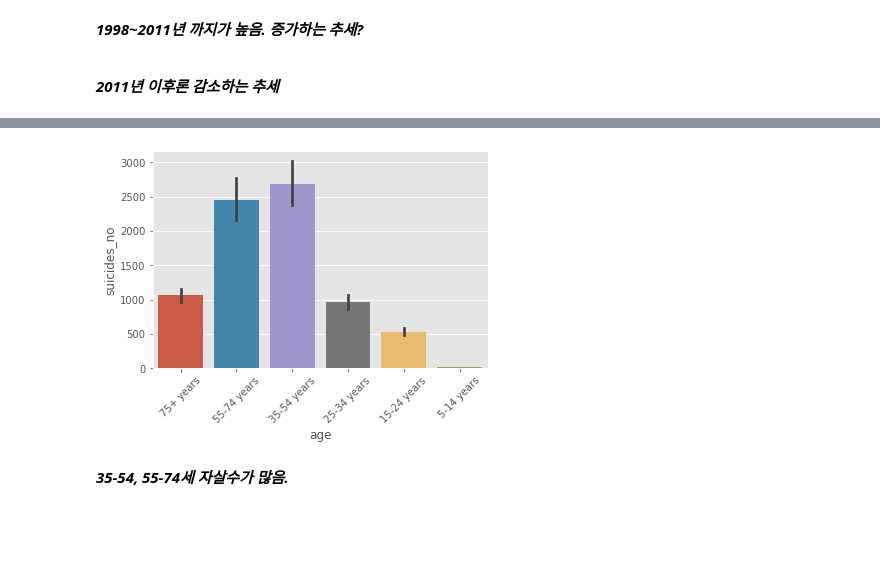
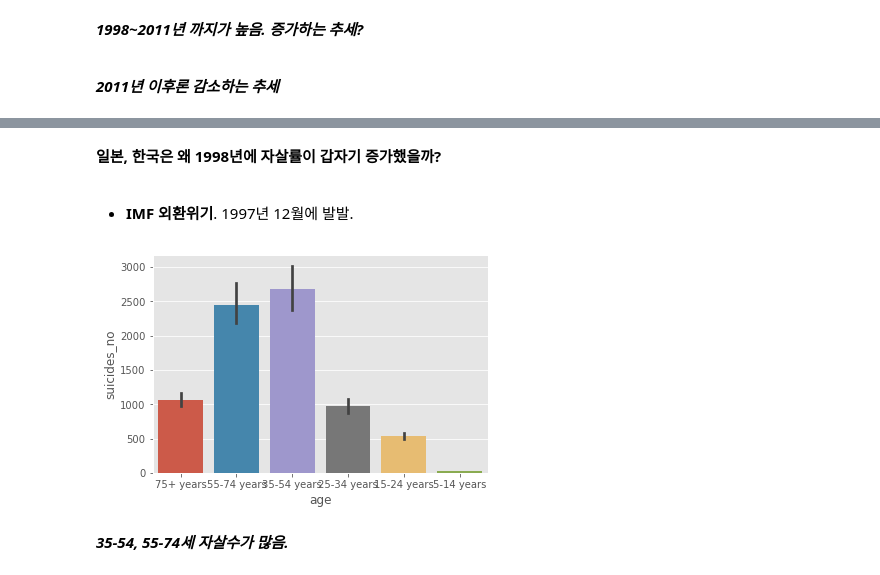
Before and after one commit to skdbsxir/DS-Studying, a Jupyter notebook: [Self Project]/X001-3. Suicides Rates Overview.ipynb, the cells around one changed output, grey strips where cells are left out. Drawn from its saved outputs; the diff is of its cells as text; code cells hidden in the pictures; blank space fills up the shorter version.

```diff
--- a/[Self Project]/X001-3. Suicides Rates Overview.ipynb
+++ b/[Self Project]/X001-3. Suicides Rates Overview.ipynb
@@ -23,7 +23,8 @@ warnings.filterwarnings('ignore')
 plt.style.use('ggplot')
 # %%
 # data loading
-df = pd.read_csv('C:\\Users\\user\\Desktop\\todoData\\fixed_suicide_3.csv')
+# df = pd.read_csv('C:\\Users\\user\\Desktop\\todoData\\fixed_suicide_3.csv')
+df = pd.read_csv('C:\\Users\\skdbs\\Desktop\\todoData\\fixed_suicide_3.csv')
 # %%
 df.head()
 # %% [output]
@@ -157,9 +177,15 @@ plt.show()
+# %% [markdown]
+
+**일본, 한국은 왜 1998년에 자살률이 갑자기 증가했을까?**
+
+<br>
+
+- **IMF 외환위기**. 1997년 12월에 발발.
 # %%
 sns.barplot(x=df['age'], y=df['suicides_no'])
-plt.xticks(rotation=45)
 plt.show()
 # %% [output]
-[figure, old version]
+[figure, new version]
 # %% [markdown]
 ***35-54, 55-74세 자살수가 많음.***
 # %%
```
Also changed, not shown: parts of 7 cells of this notebook.
